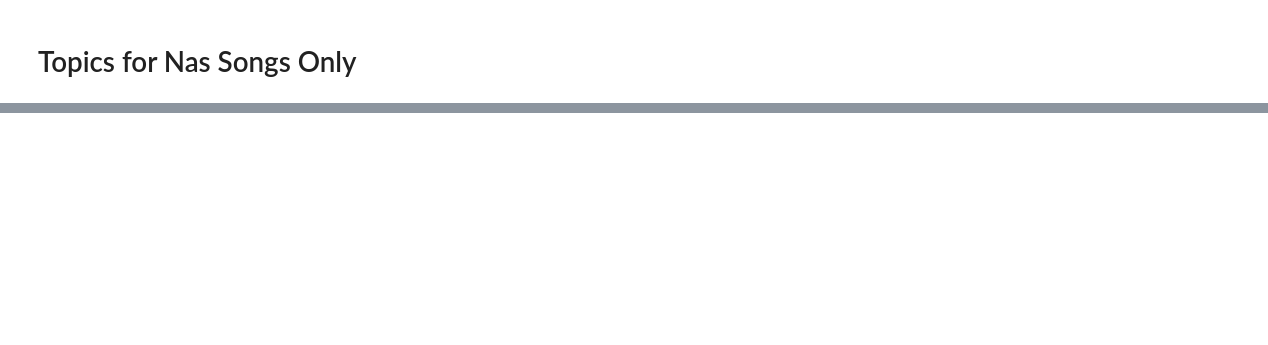
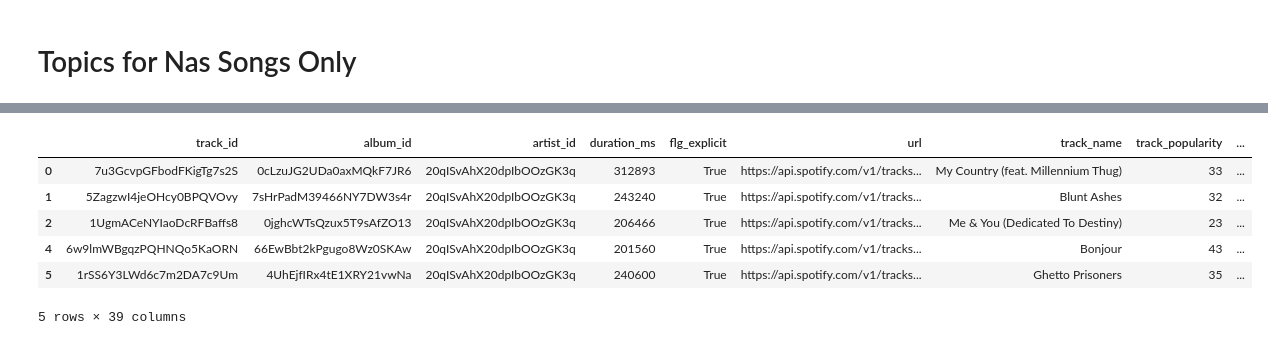
Before and after one commit to zack-tan/music-lyrics-analysis, a Jupyter notebook: Feature2Louis.ipynb, the cells around one changed output, grey strips where cells are left out. Cells and saved outputs as stored; diff of their text form; code cells hidden in the pictures; blank space fills up the shorter version.

```diff
--- a/Feature2Louis.ipynb
+++ b/Feature2Louis.ipynb
@@ -346,0 +279,10 @@ topic
+# %%
+#Name the topics
+topic_names_nas = {
+    0:"Violence/Gangster",
+    1:"Self-Evolution/Struggle",
+    2:"Politics/Revolution",
+    3:"Misc",
+    4:"Money",
+    5:"Religion/Spirituality"
+}
@@ -346,0 +303,12 @@ topic
+# %%
+df_nas_topics.rename(columns = topic_names_nas, inplace = True)
+# %%
+df_nas_topics.head()
+# %% [output]
+|  | track_id | album_id | artist_id | duration_ms | flg_explicit | url | track_name | track_popularity | ... |
+| 0 | 7u3GcvpGFbodFKigTg7s2S | 0cLzuJG2UDa0axMQkF7JR6 | 20qISvAhX20dpIbOOzGK3q | 312893 | True | https://api.spotify.com/v1/tracks... | My Country (feat. Millennium Thug) | 33 | ... |
+| 1 | 5ZagzwI4jeOHcy0BPQVOvy | 7sHrPadM39466NY7DW3s4r | 20qISvAhX20dpIbOOzGK3q | 243240 | True | https://api.spotify.com/v1/tracks... | Blunt Ashes | 32 | ... |
+| 2 | 1UgmACeNYIaoDcRFBaffs8 | 0jghcWTsQzux5T9sAfZO13 | 20qISvAhX20dpIbOOzGK3q | 206466 | True | https://api.spotify.com/v1/tracks... | Me & You (Dedicated To Destiny) | 23 | ... |
+| 4 | 6w9lmWBgqzPQHNQo5KaORN | 66EwBbt2kPgugo8Wz0SKAw | 20qISvAhX20dpIbOOzGK3q | 201560 | True | https://api.spotify.com/v1/tracks... | Bonjour | 43 | ... |
+| 5 | 1rSS6Y3LWd6c7m2DA7c9Um | 4UhEjfIRx4tE1XRY21vwNa | 20qISvAhX20dpIbOOzGK3q | 240600 | True | https://api.spotify.com/v1/tracks... | Ghetto Prisoners | 35 | ... |
+5 rows × 39 columns
```
Also changed, not shown: parts of 26 cells of this notebook, 2 other files.
